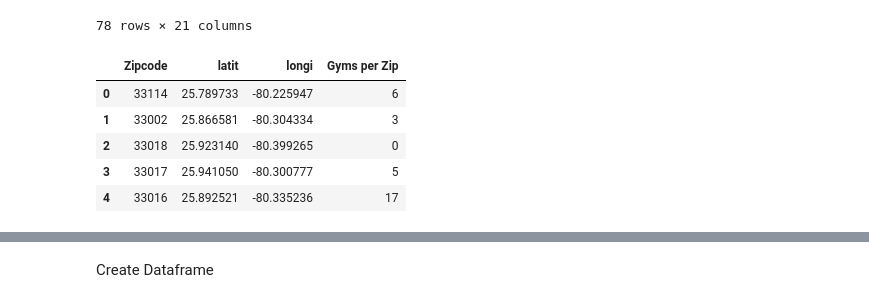
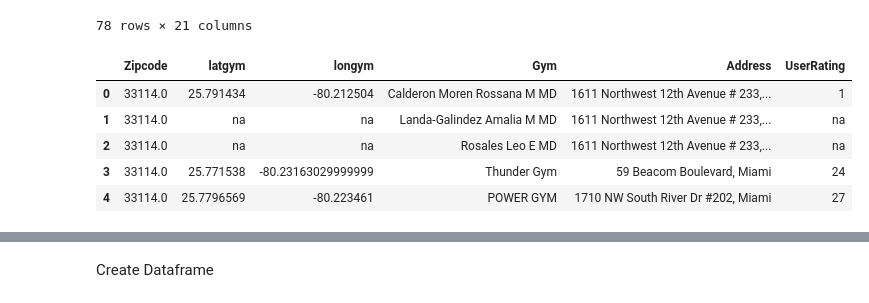
Before and after one commit to EJohnson7/Project-1, a Jupyter notebook: Merge and Charts.ipynb, the cells around one changed output, grey strips where cells are left out. Drawn from its saved outputs; the diff is of its cells as text; code cells hidden in the pictures.

```diff
--- a/Merge and Charts.ipynb
+++ b/Merge and Charts.ipynb
@@ -51,14 +51,16 @@ miacensus
 | 79 | 33196 | 70376.0 | 24640.0 | 48092.0 | 40873.0 | 2437.0 | ... |
 78 rows × 21 columns
 # %%
-gyms =pd.read_csv("Number_Gyms_per_Zip(r=1000).csv", encoding="utf-8")
+gyms =pd.read_csv("ALLgymlist_data.csv", encoding="utf-8")
+# %%
+gyms.sort('Zipcode').drop_duplicates(subset=['A', 'B']
 # %%
-gyms = gyms.rename(columns={"zip": "Zipcode"})
+gyms = gyms.rename(columns={"ZIP": "Zipcode"})
 gyms.head()
 # %% [output]
-|  | Zipcode | latit | longi | Gyms per Zip |
-| 0 | 33114 | 25.789733 | -80.225947 | 6 |
-| 1 | 33002 | 25.866581 | -80.304334 | 3 |
-| 2 | 33018 | 25.923140 | -80.399265 | 0 |
-| 3 | 33017 | 25.941050 | -80.300777 | 5 |
-| 4 | 33016 | 25.892521 | -80.335236 | 17 |
+|  | Zipcode | latgym | longym | Gym | Address | UserRating |
+| 0 | 33114.0 | 25.791434 | -80.212504 | Calderon Moren Rossana M MD | 1611 Northwest 12th Avenue # 233,... | 1 |
+| 1 | 33114.0 | na | na | Landa-Galindez Amalia M MD | 1611 Northwest 12th Avenue # 233,... | na |
+| 2 | 33114.0 | na | na | Rosales Leo E MD | 1611 Northwest 12th Avenue # 233,... | na |
+| 3 | 33114.0 | 25.771538 | -80.23163029999999 | Thunder Gym | 59 Beacom Boulevard, Miami | 24 |
+| 4 | 33114.0 | 25.7796569 | -80.223461 | POWER GYM | 1710 NW South River Dr #202, Miami | 27 |
```
Also changed, not shown: parts of 3 cells of this notebook.
